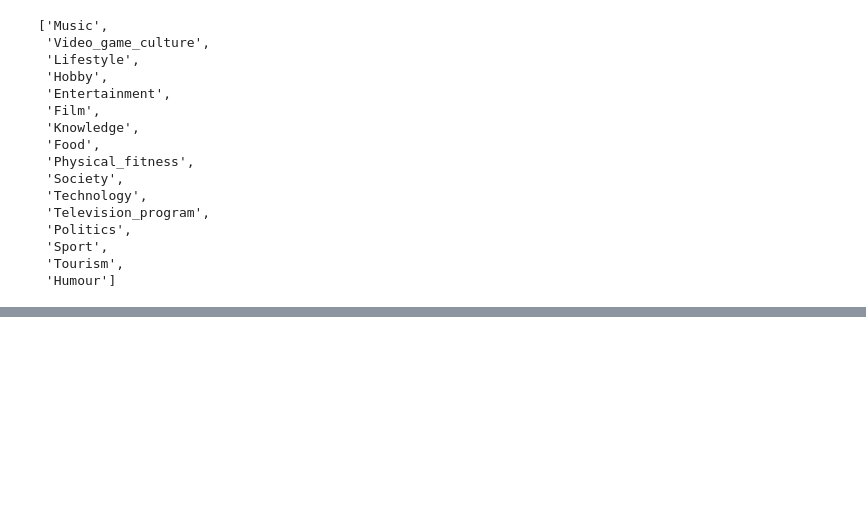
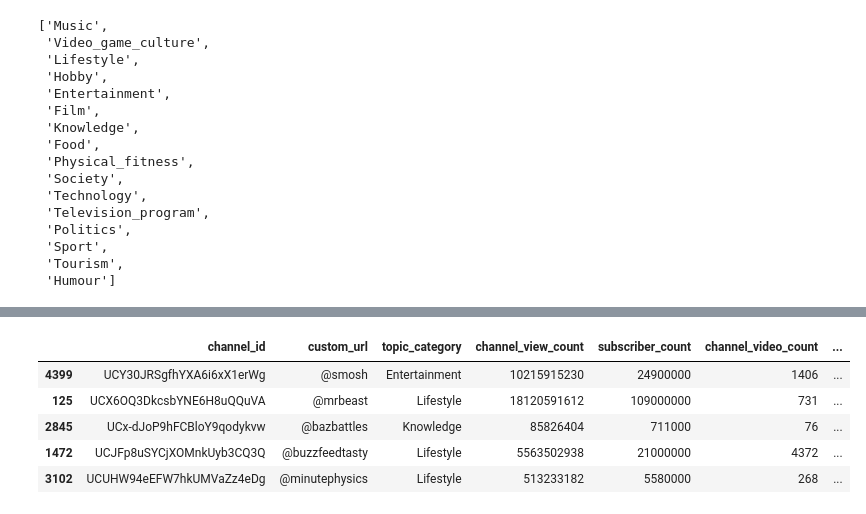
Before and after one commit to SNEHALDD/Youtube_Video_Analysis, a Jupyter notebook: Database/cleaning_dataframe.ipynb, the cells around one changed output, grey strips where cells are left out. Drawn from its saved outputs; the diff is of its cells as text; code cells hidden in the pictures; blank space fills up the shorter version.

```diff
--- a/Database/cleaning_dataframe.ipynb
+++ b/Database/cleaning_dataframe.ipynb
@@ -660,0 +675,14 @@ df.to_csv("ready_for_sql/clean_joined_data.csv", index=False)
+# %%
+#turn published at to day of week published
+file["datetime"]=pd.to_datetime(file['published_at'])
+file['day_of_week_published']=file['datetime'].dt.day_name()
+# %%
+file=file.drop(["datetime"],axis=1)
+file.sample(5)
+# %% [output]
+|  | channel_id | custom_url | topic_category | channel_view_count | subscriber_count | channel_video_count | ... |
+| 4399 | UCY30JRSgfhYXA6i6xX1erWg | @smosh | Entertainment | 10215915230 | 24900000 | 1406 | ... |
+| 125 | UCX6OQ3DkcsbYNE6H8uQQuVA | @mrbeast | Lifestyle | 18120591612 | 109000000 | 731 | ... |
+| 2845 | UCx-dJoP9hFCBloY9qodykvw | @bazbattles | Knowledge | 85826404 | 711000 | 76 | ... |
+| 1472 | UCJFp8uSYCjXOMnkUyb3CQ3Q | @buzzfeedtasty | Lifestyle | 5563502938 | 21000000 | 4372 | ... |
+| 3102 | UCUHW94eEFW7hkUMVaZz4eDg | @minutephysics | Lifestyle | 513233182 | 5580000 | 268 | ... |
```
Also changed, not shown: parts of 4 cells of this notebook, 2 other files.
